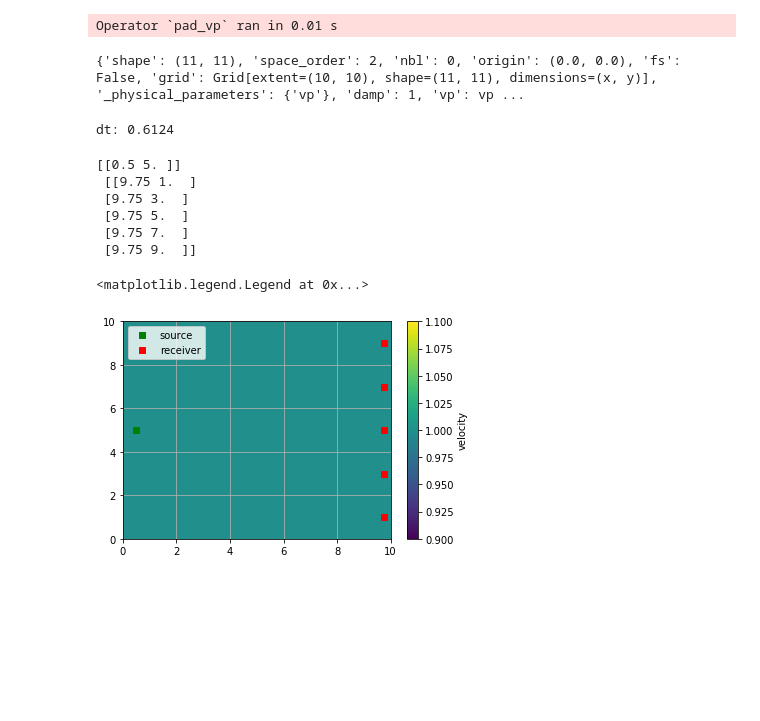
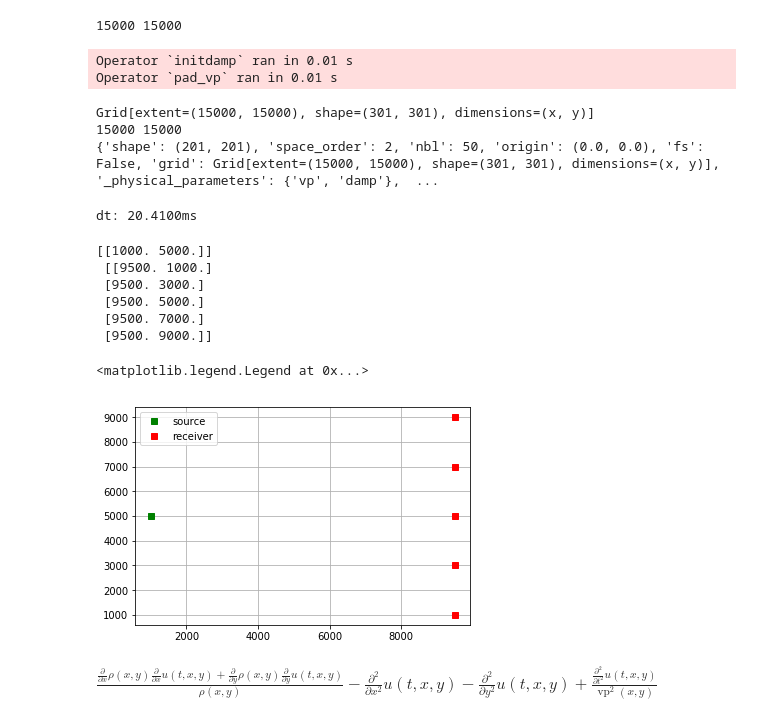
Before and after one commit to nimberledge/akm-fwi, a Jupyter notebook: acoustic_dense/acoustic_density.ipynb, the cells around one changed output. Drawn from its saved outputs; the diff is of its cells as text; code cells hidden in the pictures; blank space fills up the shorter version.

Commit message:
Baseline model working

```diff
--- a/acoustic_dense/acoustic_density.ipynb
+++ b/acoustic_dense/acoustic_density.ipynb
@@ -5,56 +5,70 @@ from devito import Grid, Function, TimeFunction, SparseTimeFunction, solve, Eq,
 from examples.seismic import Model, plot_velocity, TimeAxis, RickerSource, Receiver
+# %%
+dim = 2
+shape = (201, 201)
+# Spacing is in m, distance between grid points along an axis
+spacing = (50, 50)
+origin = (0, 0)
+
+# Initial velocity profile (velocity in km/s)
+v_water = 1.500
+v_rock = 2.000 # Could be upto 4000 (salt closer to 5000)
+# Number of boundary layers - TODO: revisit this
+nbl = 50
+xmax, ymax = (shape[0]-1 + 2 * nbl) * spacing[0], (shape[1]-1 + 2 * nbl) * spacing[1]
+
+print(xmax, ymax)
+# %% [output]
+15000 15000
 # %%
-dim = 2
-shape = (11, 11)
-extent = (1, 1)
-origin = (0, 0)
-# Create a 10 x 10 grid spanning 50m x 50m
-grid = Grid(shape=shape, extent=extent, origin=origin)
 # Space / time order
 so, to = 2, 2
-# Initial velocity profile
-v_initial = np.ones(shape)
-# Number of boundary layers - TODO: revisit this
-nbl = 0
+v_initial = np.ones(shape) * v_water
 # Instantiate model
-model = Model(origin, extent, shape, so, v_initial, nbl=nbl)
+model = Model(origin, spacing, shape, so, v_initial, nbl=nbl, bcs='damp')
 # plot_velocity(model)
+print(model.grid)
+print(xmax, ymax)
 print(model.__dict__)
 # %% [output]
+Operator `initdamp` ran in 0.01 s
 Operator `pad_vp` ran in 0.01 s
-{'shape': (11, 11), 'space_order': 2, 'nbl': 0, 'origin': (0.0, 0.0), 'fs': False, 'grid': Grid[extent=(10, 10), shape=(11, 11), dimensions=(x, y)], '_physical_parameters': {'vp'}, 'damp': 1, 'vp': vp ...
+Grid[extent=(15000, 15000), shape=(301, 301), dimensions=(x, y)]
+15000 15000
+{'shape': (201, 201), 'space_order': 2, 'nbl': 50, 'origin': (0.0, 0.0), 'fs': False, 'grid': Grid[extent=(15000, 15000), shape=(301, 301), dimensions=(x, y)], '_physical_parameters': {'vp', 'damp'},  ...
 # %%
 dt = model.critical_dt
-print("dt: {:.4f}".format(dt))
+print("dt: {:.4f}ms".format(dt))
 # %% [output]
-dt: 0.6124
+dt: 20.4100ms
 # %%
 n_src, n_recv = 1, 5
 src_coords, recv_coords = np.zeros((n_src, dim)), np.zeros((n_recv, dim))
 # %%
-src_coords[0] = [0.5, 5]
+src_coords[0] = [1e3, 5e3]
 
 for k in range(n_recv):
-    recv_coords[k] = [9.75, k * 10 / (n_recv) + 1]
+    recv_coords[k] = [9.5e3, 1e3 + 2e3*k]
 print(src_coords, "\n", recv_coords)
 # %% [output]
-[[0.5 5. ]]
- [[9.75 1.  ]
- [9.75 3.  ]
- [9.75 5.  ]
- [9.75 7.  ]
- [9.75 9.  ]]
+[[1000. 5000.]]
+ [[9500. 1000.]
+ [9500. 3000.]
+ [9500. 5000.]
+ [9500. 7000.]
+ [9500. 9000.]]
 # %%
 import matplotlib.pyplot as plt
 
 
 plt.plot(src_coords[:, 0], src_coords[:, 1], 'gs', label='source')
 plt.plot(recv_coords[:, 0], recv_coords[:, 1], 'rs', label='receiver')
-plt.pcolor(v_initial[:-1, :-1])
-plt.colorbar(label='velocity')
+
+# plt.pcolor(v_initial[:-1, :-1])
+# plt.colorbar(label='velocity')
 plt.grid()
 plt.legend()
 # %% [output]
 <matplotlib.legend.Legend at 0x...>
-[figure, old version]
+[figure, new version]
 # %%
@@ -76,14 +95,18 @@ rec2.coordinates.data[:, :] = recv_coords
 # %%
 # Define our functions
 # m is gonna stand for squared slowness
+nsaves = 100
 m = Function(name='m', grid=model.grid, space_order=so)
 rho = Function(name='rho', grid=model.grid, space_order=so)
-u = TimeFunction(name='u', grid=model.grid, space_order=so, time_order=to)
-# Set rho's data
+# save_buffer = np.zeros((nsaves, u.shape[1], u.shape[2]))
+u = TimeFunction(name='u', grid=model.grid, space_order=so, time_order=to, save=Buffer(time_range.num))
+u_saved = TimeFunction(name='us', grid=model.grid, space_order=so, time_order=to, save=nsaves)
+# Set rho's data - uniform to start with
 rho.data[:, :] = 1
 
-u_gradient_term = (1/rho * (u.dx + u.dy))
-# pde = model.m * u.dt2 - rho * (u_gradient_term.dx + u_gradient_term.dy)
-# pde
+pde = model.m * u.dt2 - u.laplace + (u.dx*rho.dx + u.dy*rho.dy) / rho
+pde
+# %% [output]
+$\displaystyle \frac{\frac{\partial}{\partial x} \rho{\left(x,y \right)} \frac{\partial}{\partial x} u{\left(t,x,y \right)} + \frac{\partial}{\partial y} \rho{\left(x,y \right)} \frac{\partial}{\partial y} u{\left(t,x,y \right)}}{\rho{\left(x,y \right)}} - \frac{\partial^{2}}{\partial x^{2}} u{\left(t,x,y \right)} - \frac{\partial^{2}}{\partial y^{2}} u{\left(t,x,y \right)} + \frac{\frac{\partial^{2}}{\partial t^{2}} u{\left(t,x,y \right)}}{\operatorname{vp}^{2}{\left(x,y \right)}}$
 # %%
 # Instantiate the baseline PDE so that we can compare results when I set rho to be constant
```
Also changed, not shown: parts of 11 cells of this notebook.
